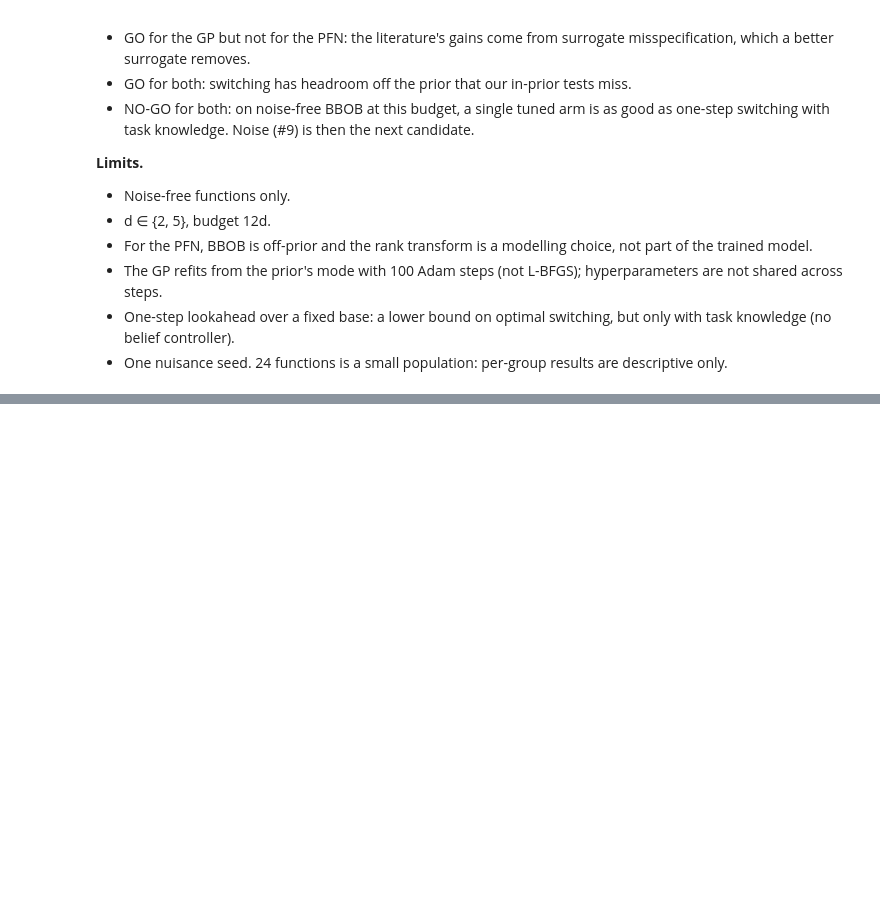
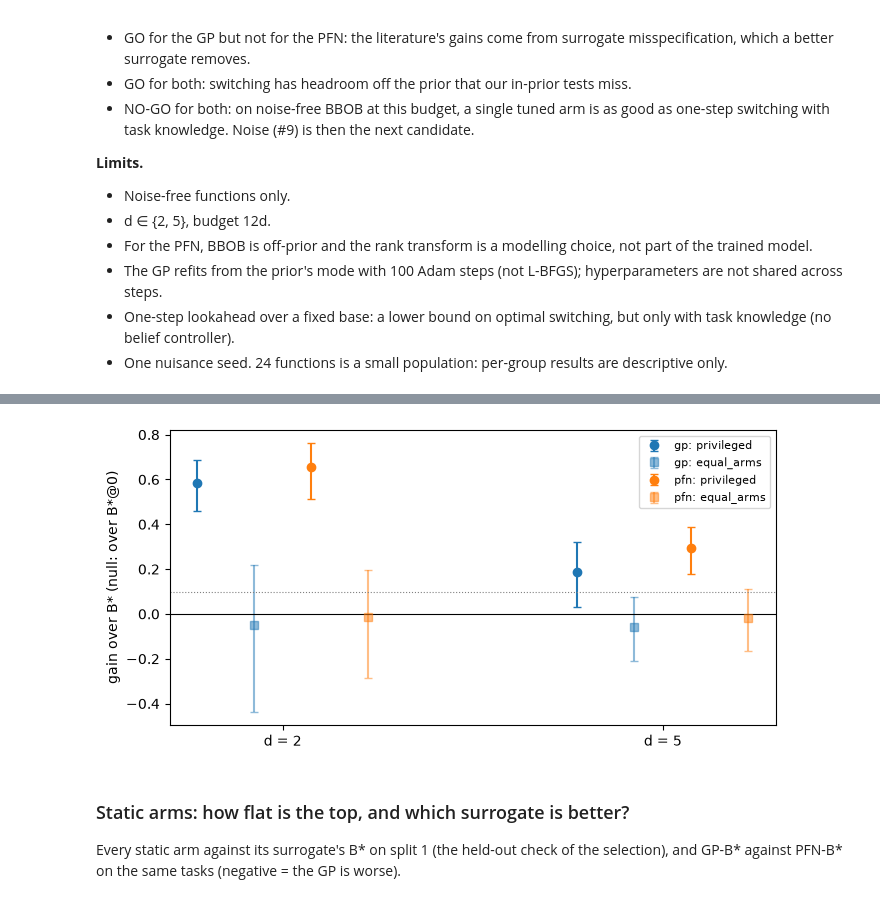
Before and after one commit to timruhkopf/anytime-acquisition, a Jupyter notebook: notebooks/04_2026-10-22_bbob_switching.ipynb, the cells around one changed output, grey strips where cells are left out. Saved outputs shown, nothing was run; the diff lists cells and outputs as text; code cells hidden in the pictures; blank space fills up the shorter version.

```diff
--- a/notebooks/04_2026-10-22_bbob_switching.ipynb
+++ b/notebooks/04_2026-10-22_bbob_switching.ipynb
@@ -79,3 +293,7 @@ show_header(snap)  # how it was run + configuration, generated from the snapshot
 # %%
-# Aggregates use DONE members only; n_failed / n_started / n_missing say what is not in them yet.
-summarize(snap.runs, "<metric>")
+reg0, _ = load(pilot)
+fin0 = pd.concat([final(g).assign(surrogate=s) for s, g in reg0.groupby("surrogate")], ignore_index=True)
+sel = pd.concat([arm_table(g.drop(columns="surrogate")).assign(surrogate=s) for s, g in fin0.groupby("surrogate")])
+BSTAR = {(s, d): g.loc[g.arm != "random"].sort_values("mean_log_regret").arm.iloc[0] for (s, d), g in sel.groupby(["surrogate", "d"])}
+display(sel.pivot_table(index="arm", columns=["surrogate", "d"], values="mean_log_regret").round(2))
+print("B*:", BSTAR)
@@ -85,0 +316,7 @@ The GO / NO-GO criterion from the description, evaluated, in one line. Record it
+# %%
+regs = {s: load(snap)[0] for s, snap in conf.items()}
+reg1 = pd.concat(regs.values(), ignore_index=True)
+fins = {s: final(r).merge(r.drop_duplicates(["d", "arm", "seed"])[["d", "arm", "seed", "fid"]], on=["d", "arm", "seed"]) for s, r in regs.items()}
+DS = sorted(reg1.d.unique())
+for s, f in fins.items():
+    print(s, "tasks per (d, arm):", f.groupby(["d", "arm"]).size().unique(), "| arms:", sorted(f.arm.unique()))
@@ -85,0 +330,17 @@ The GO / NO-GO criterion from the description, evaluated, in one line. Record it
+# %%
+rows = []
+for s, f in fins.items():
+    for d in DS:
+        b = BSTAR[(s, d)]
+        for method, ref in [("ctrl:privileged", b), ("ctrl:equal_arms", f"{b}@0")]:
+            if method in set(f.loc[f.d == d, "arm"]):
+                rows.append({"surrogate": s, "method": method, **paired_gain(f, d, method, ref)})
+primary = pd.DataFrame(rows)
+primary["mde80"] = [mde_gain(sd, n) for sd, n in zip(primary.sd_log_ratio, primary.n, strict=True)]
+display(primary[["surrogate", "d", "method", "b", "n", "gain", "gain_lo", "gain_hi", "frac_a_better", "frac_tied", "sd_log_ratio", "mde80"]].round(3))
+VERDICT = {}
+for s in fins:
+    p = primary.loc[primary.surrogate == s]
+    VERDICT[s] = headroom_verdict(p.loc[p.method == "ctrl:privileged"].to_dict("records"),
+                                  p.loc[p.method == "ctrl:equal_arms"].to_dict("records"))
+print("pre-registered verdict per surrogate:", VERDICT)
@@ -85,0 +358,17 @@ The GO / NO-GO criterion from the description, evaluated, in one line. Record it
+# %%
+fig, ax = plt.subplots(figsize=(7, 3.5))
+labels = [(s, m) for s in fins for m in ("ctrl:privileged", "ctrl:equal_arms")]
+for k, (s, m) in enumerate(labels):
+    g = primary.loc[(primary.surrogate == s) & (primary.method == m)]
+    x = np.array([DS.index(d) for d in g.d]) + (k - 1.5) * 0.15
+    ax.errorbar(x, g.gain, yerr=[g.gain - g.gain_lo, g.gain_hi - g.gain], fmt="o" if "priv" in m else "s",
+                capsize=3, label=f"{s}: {m.split(':')[1]}", color=f"C{list(fins).index(s)}", alpha=1 if "priv" in m else 0.5)
+ax.axhline(0, c="k", lw=0.8); ax.axhline(0.10, c="gray", ls=":", lw=0.8)
+ax.set_xticks(range(len(DS)), [f"d = {d}" for d in DS]); ax.set_ylabel("gain over B* (null: over B*@0)")
+ax.legend(fontsize=8); fig.tight_layout()
+# %% [output]
+[figure, added]
+# %% [markdown]
+### Static arms: how flat is the top, and which surrogate is better?
+
+Every static arm against its surrogate's B\* on split 1 (the held-out check of the selection), and GP-B\* against PFN-B\* on the same tasks (negative = the GP is worse).
```
Also changed, not shown: parts of 21 cells of this notebook, 17 other files.
